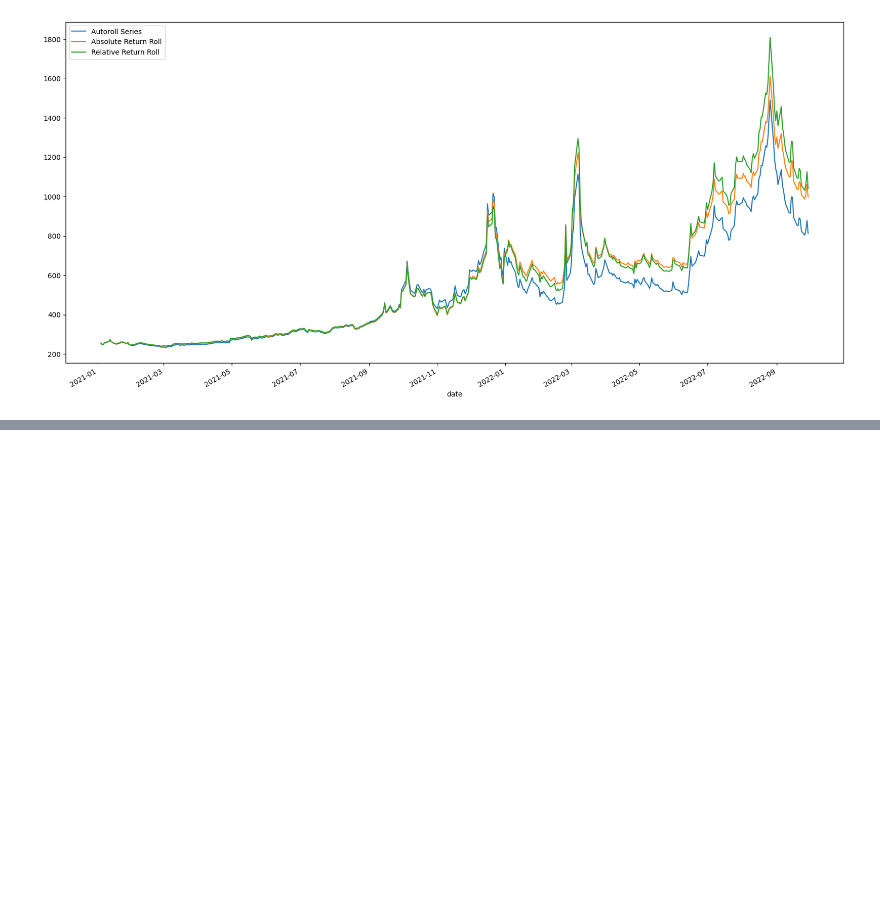
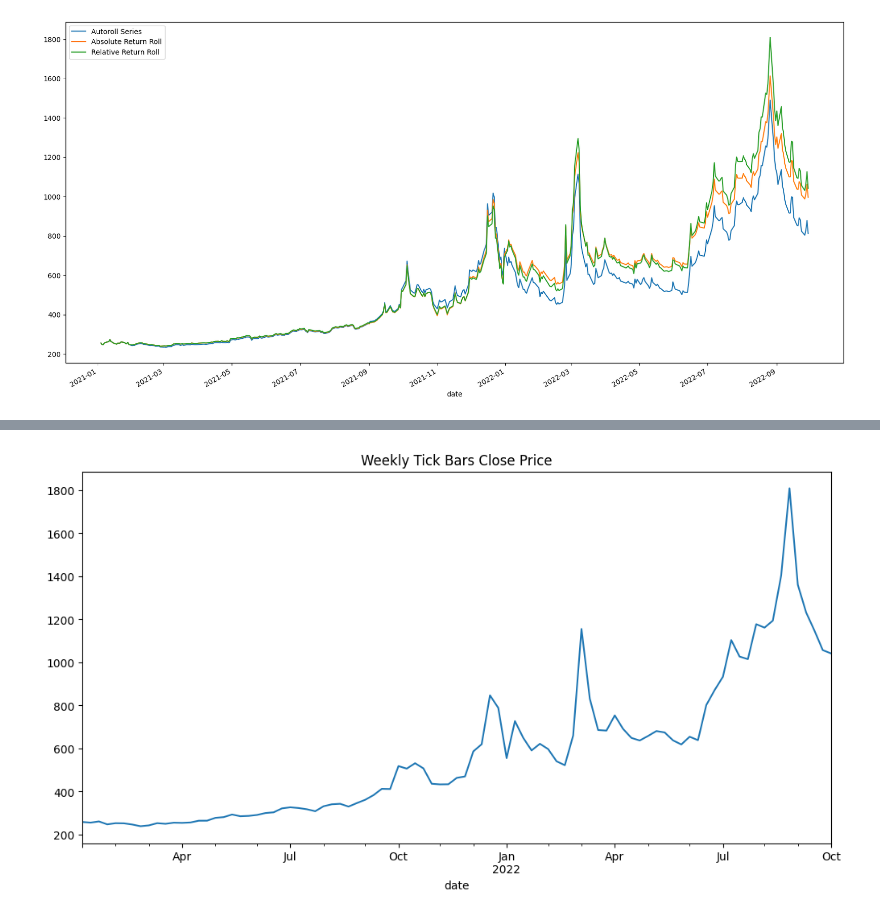
Before and after one commit to McSavage/MLFinLab, a Jupyter notebook: notebooks/hudson_example2.ipynb, the cells around one changed output, grey strips where cells are left out. Saved outputs shown, nothing was run; the diff lists cells and outputs as text; code cells hidden in the pictures; blank space fills up the shorter version.

```diff
--- a/notebooks/hudson_example2.ipynb
+++ b/notebooks/hudson_example2.ipynb
@@ -98,0 +99,4 @@ AttributeError: 'float' object has no attribute 'timestamp'
+# %%
+# Transform the dataframe to keep index, close, volume and add value column
+continuous_contract_relative_method = continuous_contract_relative_method[['close', 'volume']].copy().dropna()
+continuous_contract_relative_method['value'] = continuous_contract_relative_method['close'] * continuous_contract_relative_method['volume']
@@ -98,0 +106,6 @@ AttributeError: 'float' object has no attribute 'timestamp'
+# %%
+
+
+tick_bars = continuous_contract_relative_method.groupby(pd.Grouper(freq=f'W')).agg({'close': 'ohlc', 'volume': 'sum'})
+tick_bars_price = tick_bars.loc[:, 'close']
+tick_bars_price
@@ -98,0 +127,7 @@ AttributeError: 'float' object has no attribute 'timestamp'
+# %%
+# Alternative: Plot using the full tick bars DataFrame
+plt.figure(figsize=(12, 6))
+tick_bars_price.close.plot(title='Weekly Tick Bars Close Price')
+plt.show()
+# %% [output]
+[figure, added]
```
Also changed, not shown: parts of 21 cells of this notebook, 2 other files.
